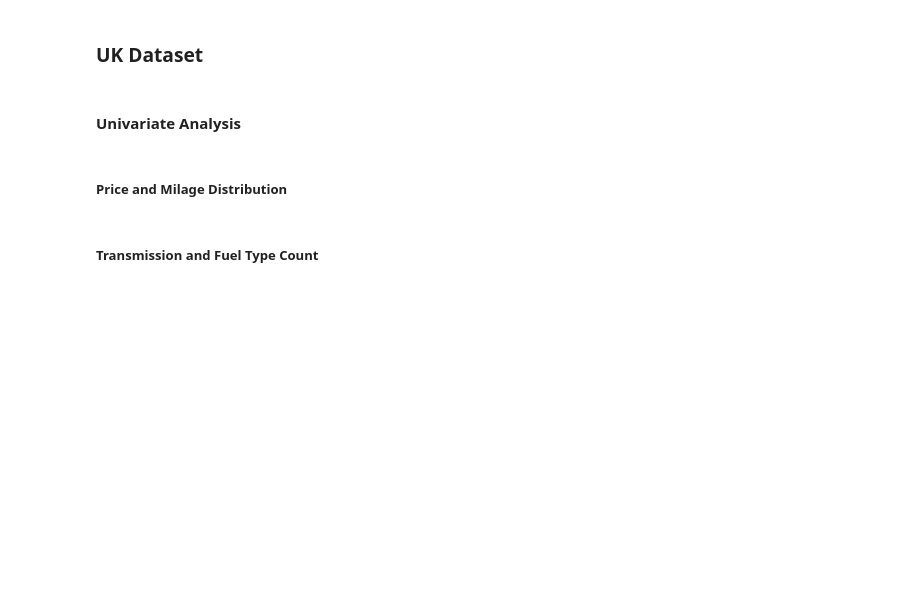
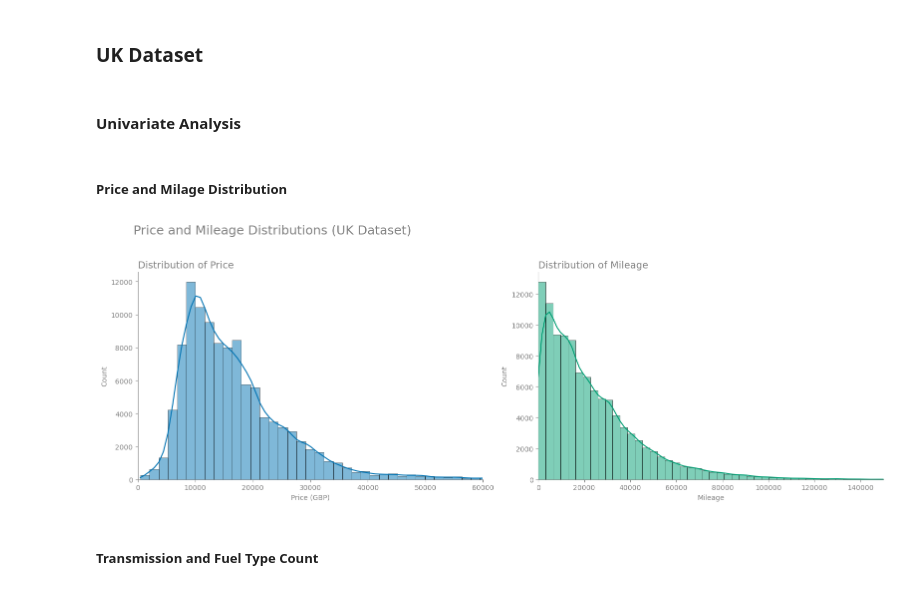
Before and after one commit to AnaaaKareem/used-car-price-depreciation, a Jupyter notebook: notebooks/data_understanding.ipynb, the cells around one changed output. Drawn from its saved outputs; the diff is of its cells as text; code cells hidden in the pictures; blank space fills up the shorter version.

Commit message:
Updated visuals in the data understanding and added scrapped data

```diff
--- a/notebooks/data_understanding.ipynb
+++ b/notebooks/data_understanding.ipynb
@@ -17,7 +17,8 @@ import os
 # Define Dataset Paths
 datasets = {
     "uk_dataset": glob.glob("../data/raw/100,000 UK Used Car Data set/*.csv"),
-    "andrei_dataset": "../data/raw/Used Cars Dataset Andrei Novikov/cars.csv"
+    "andrei_dataset": "../data/raw/Used Cars Dataset Andrei Novikov/cars.csv",
+    "uk_scrapped_data": "../data/raw/auto_trader_uk_scraped_cars_20260331_200824.csv"
 }
 
 # Assign dataframes variable
@@ -189,3 +326,5 @@ for name, df in dfs.items():
+# %%
+okabe_ito = ["#E69F00", "#56B4E9", "#009E73", "#F0E442", "#0072B2", "#D55E00", "#CC79A7"]
 # %% [markdown]
 ### UK Dataset
 # %% [markdown]
@@ -195,29 +334,54 @@ for name, df in dfs.items():
 # %%
 # Initialize subplots for price and mileage
 fig, axes = plt.subplots(1, 2, figsize=(16, 6))
 
-# Set title for the combined plots
-fig.suptitle('Price and Mileage Distributions (UK Dataset)', fontsize=16)
+# Set title for the combined plots - Aligned left to reduce eye-travel
+fig.suptitle('Price and Mileage Distributions (UK Dataset)',
+             fontsize=18, x=0.05, ha='left', color='grey')
 
-# Generate histogram and KDE for price
-sns.histplot(dfs['uk_dataset']['price'], bins=50, kde=True, ax=axes[0], color='skyblue')
+# Generate histogram and KDE for price - Using Okabe-Ito Blue
+sns.histplot(dfs['uk_dataset']['price'], bins=100, kde=True, ax=axes[0], color=okabe_ito[4])
 
-# Set individual plot title and axis labels for price
-axes[0].set_title('Distribution of Price (UK Dataset)')
-axes[0].set_xlabel('Price (GBP)')
+# Set individual plot title and axis labels for price - Using grey for labels
+axes[0].set_title('Distribution of Price', loc='left', color='grey', fontsize=14)
+axes[0].set_xlabel('Price (GBP)', color='grey')
+axes[0].set_ylabel('Count', color='grey')
+# Decrease x lim to focus on the main distribution (0 to 60k)
+axes[0].set_xlim(0, 60000)
 
-# Generate histogram and KDE for mileage
-sns.histplot(dfs['uk_dataset']['mileage'], bins=50, kde=True, ax=axes[1], color='lightgreen')
+# Generate histogram and KDE for mileage - Using Okabe-Ito Green
+sns.histplot(dfs['uk_dataset']['mileage'], bins=100, kde=True, ax=axes[1], color=okabe_ito[2])
 
-# Set individual plot title and axis labels for mileage
-axes[1].set_title('Distribution of Mileage (UK Dataset)')
-axes[1].set_xlabel('Mileage')
+# Set individual plot title and axis labels for mileage - Using grey for labels
+axes[1].set_title('Distribution of Mileage', loc='left', color='grey', fontsize=14)
+axes[1].set_xlabel('Mileage', color='grey')
+axes[1].set_ylabel('Count', color='grey')
+# Decrease x lim to focus on the main distribution (0 to 150k)
+axes[1].set_xlim(0, 150000)
+
+# Refine the visual interface by lightening spines and ticks to grey
+for ax in axes:
+    # Remove top and right lines for a cleaner look
+    ax.spines['top'].set_visible(False)
+    ax.spines['right'].set_visible(False)
+
+    # Lighten remaining spines to reduce visual noise
+    ax.spines['left'].set_color('grey')
+    ax.spines['bottom'].set_color('grey')
+
+    # Set axis ticks and tick labels to grey for consistency
+    ax.tick_params(axis='both', colors='grey')
 
 # Adjust layout to prevent overlapping and display the plot
-plt.tight_layout()
+plt.tight_layout(rect=[0, 0.03, 1, 0.95])
+
+# Save graph
+plt.savefig('price_milage_dist_uk.png', dpi=300, bbox_inches='tight')
 
 # Show histogram plots
 plt.show()
+# %% [output]
+[figure, added]
 # %% [markdown]
 ##### Transmission and Fuel Type Count
 # %%
```
Also changed, not shown: parts of 29 cells of this notebook, 1 other file.
